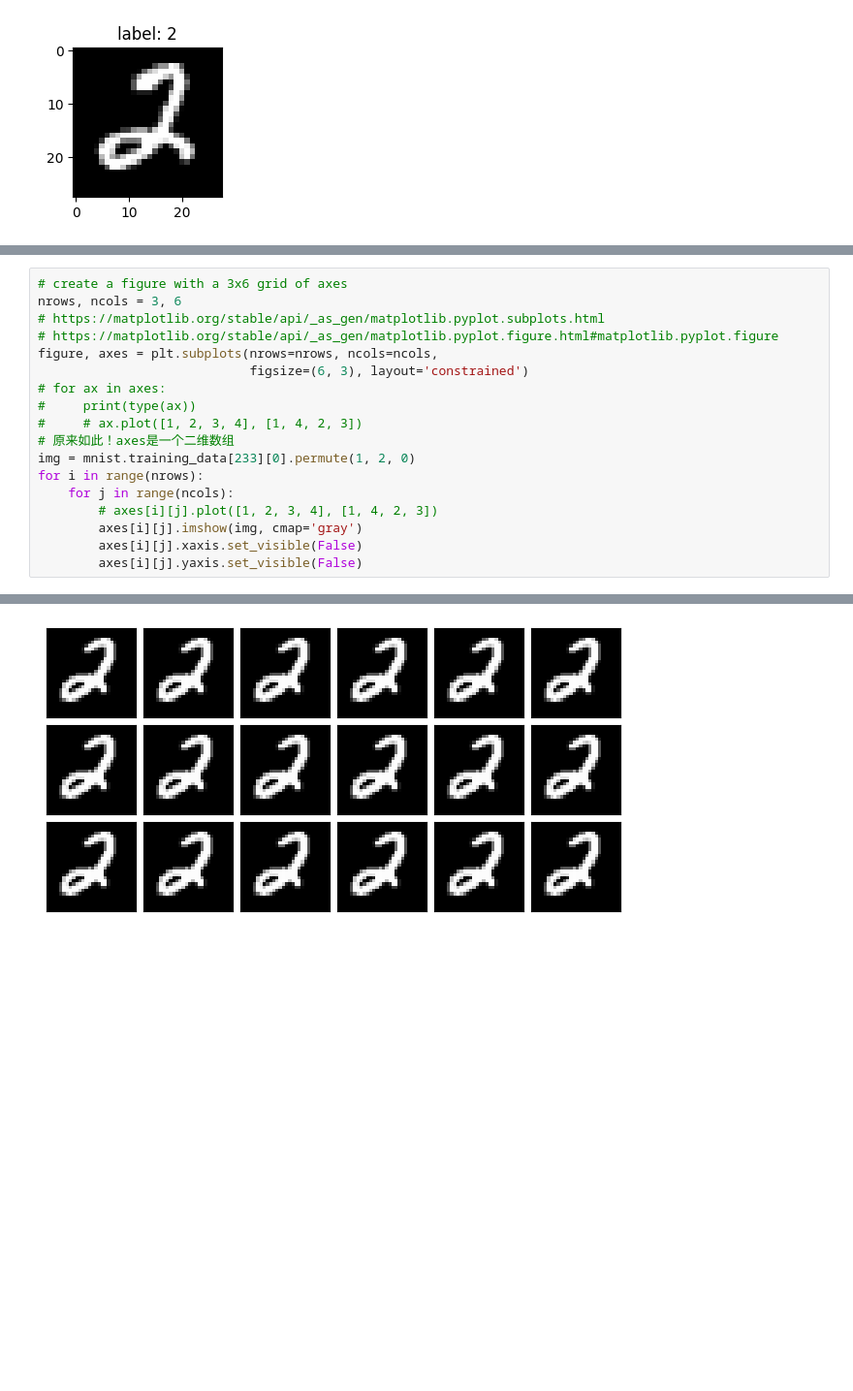
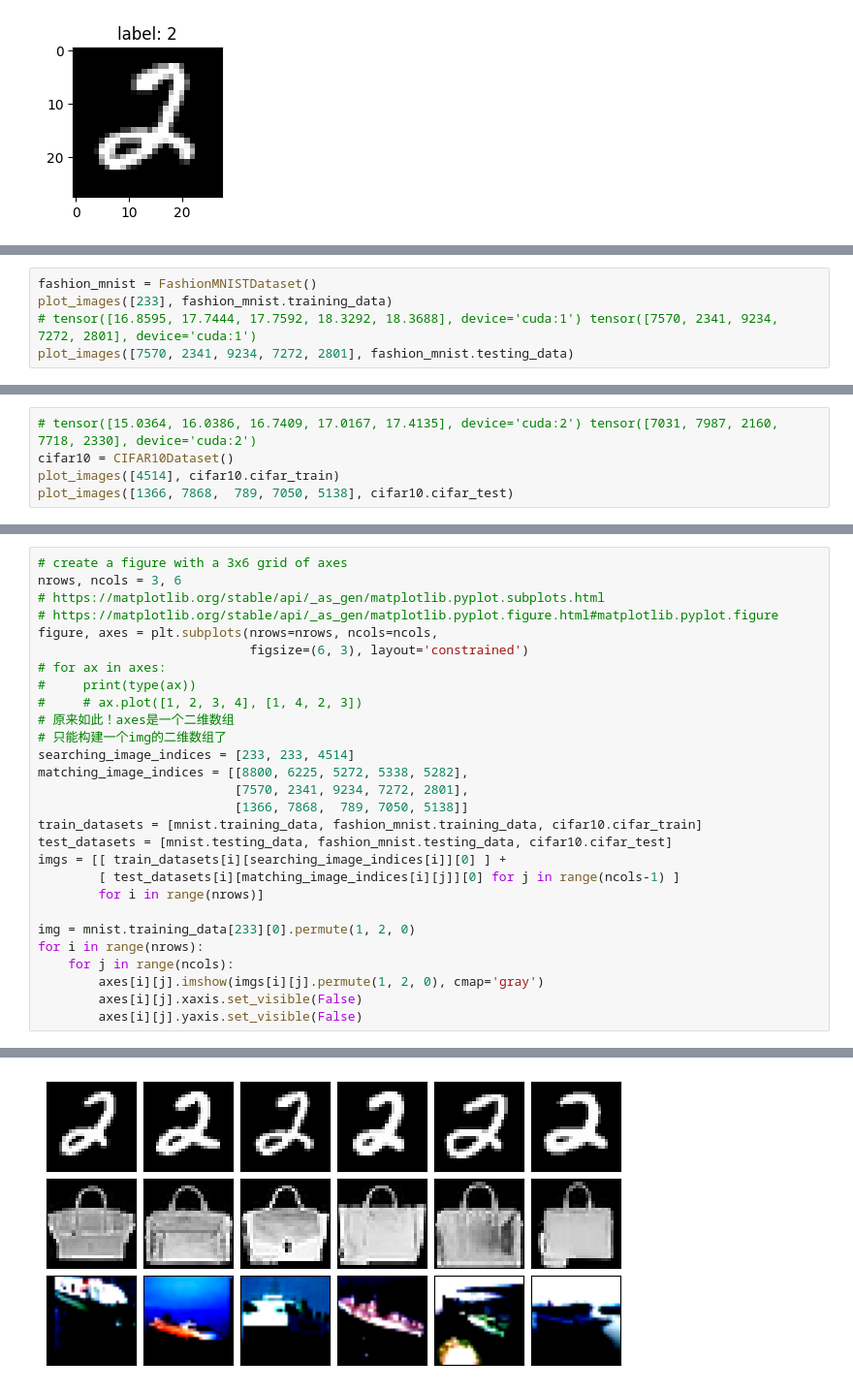
Before and after one commit to im-zhong/deep_learning, a Jupyter notebook: mytorch/data/try_mnist.ipynb, the cells around one changed output, grey strips where cells are left out. Shown at 97% size. Saved outputs shown, nothing was run; the diff lists cells and outputs as text; blank space fills up the shorter version.

Commit message:
data mining

```diff
--- a/mytorch/data/try_mnist.ipynb
+++ b/mytorch/data/try_mnist.ipynb
@@ -32,0 +45,5 @@ plot_images([5748, 7762, 9476, 9597, 6225], mnist.testing_data)
+# %%
+fashion_mnist = FashionMNISTDataset()
+plot_images([233], fashion_mnist.training_data)
+# tensor([16.8595, 17.7444, 17.7592, 18.3292, 18.3688], device='cuda:1') tensor([7570, 2341, 9234, 7272, 2801], device='cuda:1')
+plot_images([7570, 2341, 9234, 7272, 2801], fashion_mnist.testing_data)
@@ -32,0 +57,5 @@ plot_images([5748, 7762, 9476, 9597, 6225], mnist.testing_data)
+# %%
+# tensor([15.0364, 16.0386, 16.7409, 17.0167, 17.4135], device='cuda:2') tensor([7031, 7987, 2160, 7718, 2330], device='cuda:2')
+cifar10 = CIFAR10Dataset()
+plot_images([4514], cifar10.cifar_train)
+plot_images([1366, 7868,  789, 7050, 5138], cifar10.cifar_test)
@@ -41,11 +85,21 @@ figure, axes = plt.subplots(nrows=nrows, ncols=ncols,
 #     print(type(ax))
 #     # ax.plot([1, 2, 3, 4], [1, 4, 2, 3])
 # 原来如此！axes是一个二维数组
+# 只能构建一个img的二维数组了
+searching_image_indices = [233, 233, 4514]
+matching_image_indices = [[8800, 6225, 5272, 5338, 5282],
+                          [7570, 2341, 9234, 7272, 2801],
+                          [1366, 7868,  789, 7050, 5138]]
+train_datasets = [mnist.training_data, fashion_mnist.training_data, cifar10.cifar_train]
+test_datasets = [mnist.testing_data, fashion_mnist.testing_data, cifar10.cifar_test]
+imgs = [[ train_datasets[i][searching_image_indices[i]][0] ] +
+        [ test_datasets[i][matching_image_indices[i][j]][0] for j in range(ncols-1) ]
+        for i in range(nrows)]
+
 img = mnist.training_data[233][0].permute(1, 2, 0)
 for i in range(nrows):
     for j in range(ncols):
-        # axes[i][j].plot([1, 2, 3, 4], [1, 4, 2, 3])
-        axes[i][j].imshow(img, cmap='gray')
+        axes[i][j].imshow(imgs[i][j].permute(1, 2, 0), cmap='gray')
         axes[i][j].xaxis.set_visible(False)
         axes[i][j].yaxis.set_visible(False)
 # %% [output]
@@ -52 +112 @@ for i in range(nrows):
-[figure, old version]
+[figure, new version]
```
Also changed, not shown: parts of 5 cells of this notebook, 10 other files.
